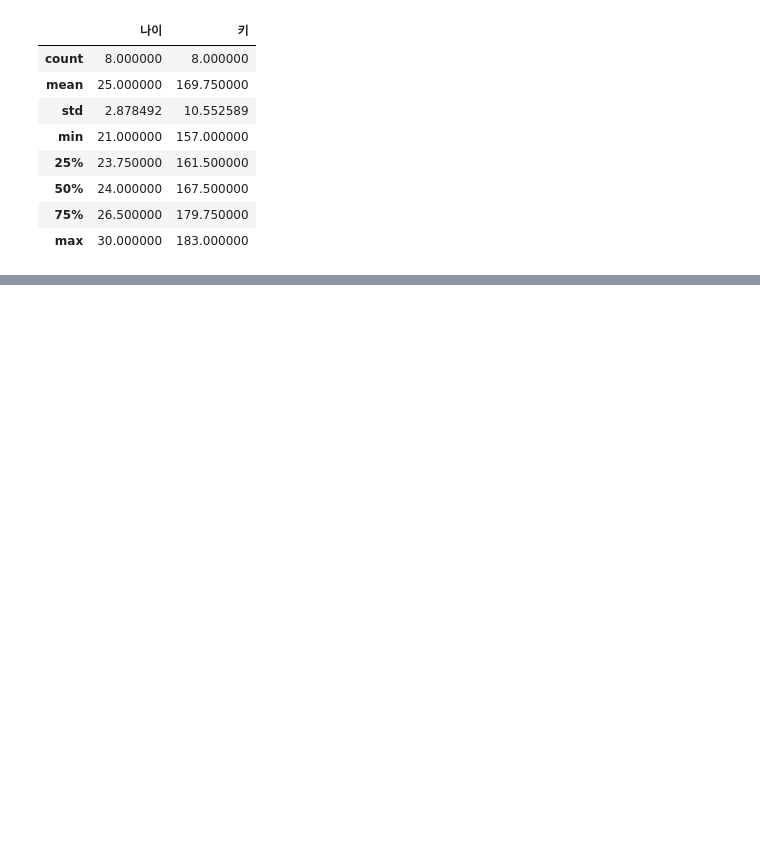
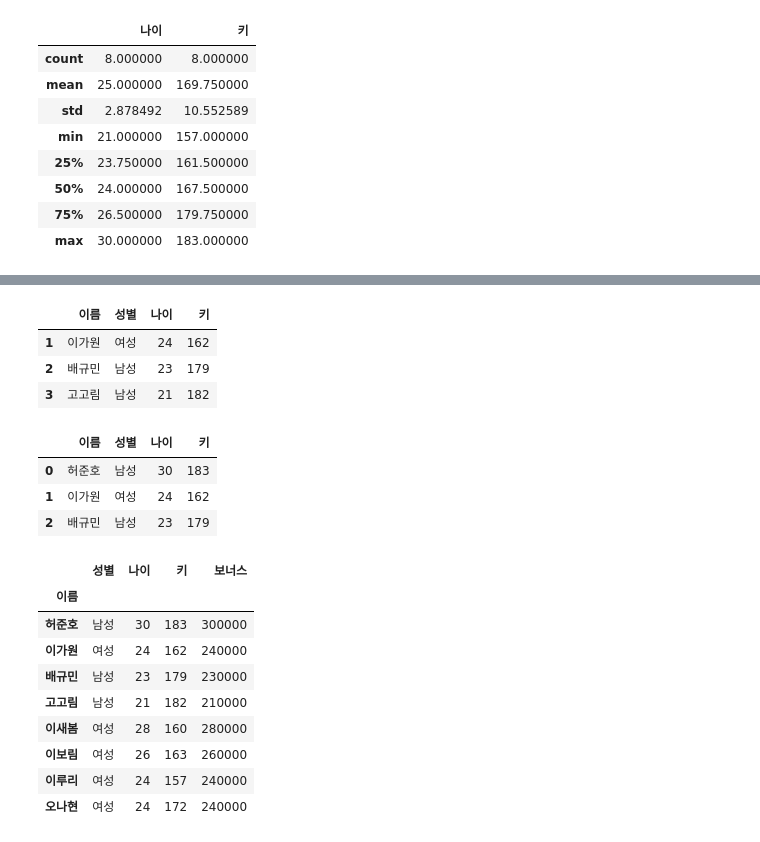
Before and after one commit to hj-1006/hj_pyton_study, a Jupyter notebook: 넘파이와_판다스.ipynb, the cells around one changed output, grey strips where cells are left out. Saved outputs shown, nothing was run; the diff lists cells and outputs as text; code cells hidden in the pictures; blank space fills up the shorter version.

```diff
--- a/넘파이와_판다스.ipynb
+++ b/넘파이와_판다스.ipynb
@@ -363,0 +360,3 @@ df.loc[[4]]
+# %%
+df.loc[4,'키'] -= 5
+print(df.loc[[4]])
@@ -363,0 +366,4 @@ df.loc[[4]]
+# %%
+#6-34 반복 연산자 사용
+df.loc[1:3,'키'] = ['모름'] * 3
+df
@@ -363,0 +380,33 @@ df.loc[[4]]
+# %%
+#확인문제
+df.loc[1:3,'키'] = [162,179,182]
+df.loc[1:3]
+# %% [output]
+|  | 이름 | 성별 | 나이 | 키 |
+| 1 | 이가원 | 여성 | 24 | 162 |
+| 2 | 배규민 | 남성 | 23 | 179 |
+| 3 | 고고림 | 남성 | 21 | 182 |
+# %%
+#6-35 인덱스 변경(1)   inplace True 원본 변경 / False 원본 그대로 사본변경
+df.set_index('이름',inplace=False)
+df.head(3)
+# %% [output]
+|  | 이름 | 성별 | 나이 | 키 |
+| 0 | 허준호 | 남성 | 30 | 183 |
+| 1 | 이가원 | 여성 | 24 | 162 |
+| 2 | 배규민 | 남성 | 23 | 179 |
+# %%
+#6-36 열 생성
+df['보너스'] = df['나이'] * 10000
+df
+# %% [output]
+|  | 성별 | 나이 | 키 | 보너스 |
+| 이름 |  |  |  |  |
+| 허준호 | 남성 | 30 | 183 | 300000 |
+| 이가원 | 여성 | 24 | 162 | 240000 |
+| 배규민 | 남성 | 23 | 179 | 230000 |
+| 고고림 | 남성 | 21 | 182 | 210000 |
+| 이새봄 | 여성 | 28 | 160 | 280000 |
+| 이보림 | 여성 | 26 | 163 | 260000 |
+| 이루리 | 여성 | 24 | 157 | 240000 |
+| 오나현 | 여성 | 24 | 172 | 240000 |
```
Also changed, not shown: parts of 4 cells of this notebook.
